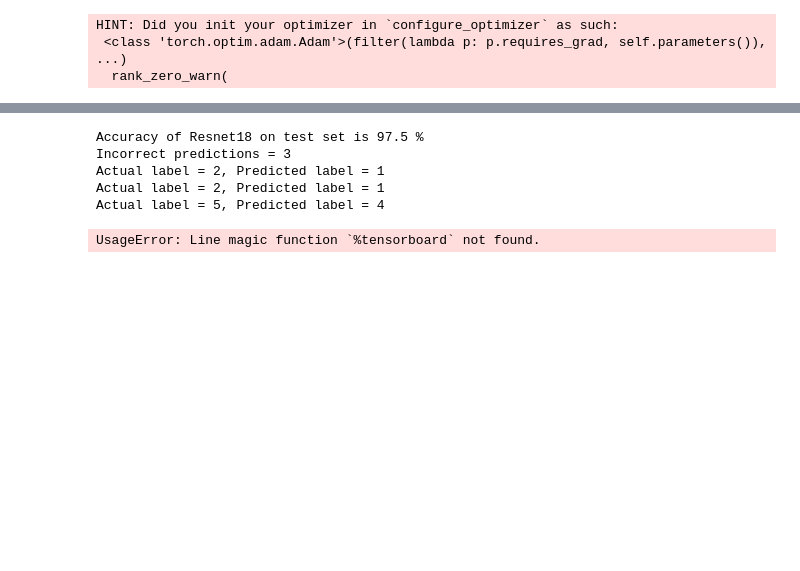
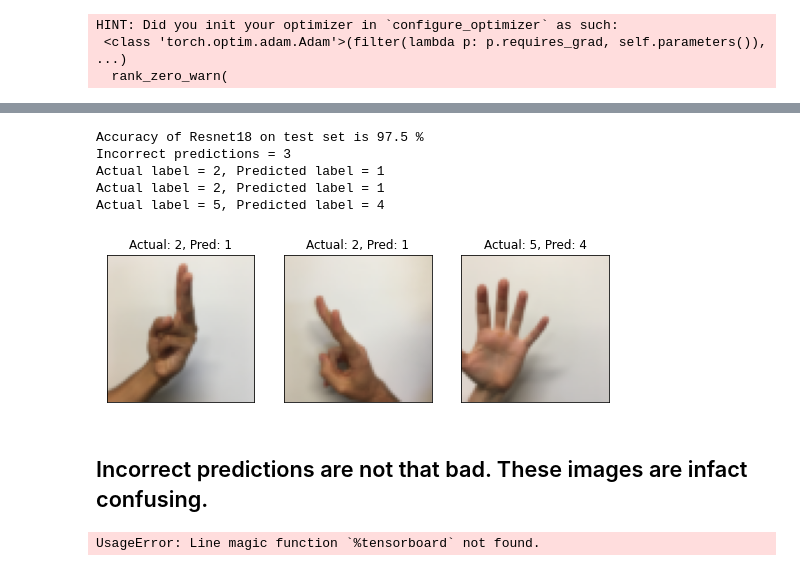
Before and after one commit to bk-anupam/DeepLearningWSL, a Jupyter notebook: ComputerVision/CNN/lightning_flash_cnn_signs.ipynb, the cells around one changed output, grey strips where cells are left out. Cells and saved outputs as stored; diff of their text form; code cells hidden in the pictures; blank space fills up the shorter version.

```diff
--- a/ComputerVision/CNN/lightning_flash_cnn_signs.ipynb
+++ b/ComputerVision/CNN/lightning_flash_cnn_signs.ipynb
@@ -123,25 +141,30 @@ HINT: Did you init your optimizer in `configure_optimizer` as such:
 predictions = model.predict(test_x, data_source=DefaultDataSources.NUMPY)
 # %%
 def test_accuracy(test_labels, test_predictions):
-    incorrect_preds = []
+    incorrect_preds_index = []
     for index, test_label in enumerate(test_labels):
         if test_label != test_predictions[index] :
-            incorrect_preds.append((test_label, test_predictions[index]))
+            incorrect_preds_index.append(index)
 
-    test_accuracy = (len(test_labels) - len(incorrect_preds)) / len(test_labels)
-    return round(test_accuracy, 4), incorrect_preds
+    test_accuracy = (len(test_labels) - len(incorrect_preds_index)) / len(test_labels)
+    return round(test_accuracy, 4), incorrect_preds_index
 
 test_acc, test_incorrect_preds = test_accuracy(test_y.tolist(), predictions)
 print(f"Accuracy of Resnet18 on test set is {test_acc * 100} %")
 print(f"Incorrect predictions = {len(test_incorrect_preds)} ")
-for item in test_incorrect_preds:
-    print(f"Actual label = {item[0]}, Predicted label = {item[1]}")
+for index in test_incorrect_preds:
+    print(f"Actual label = {test_y[index]}, Predicted label = {predictions[index]}")
+
+show_batch(test_x, test_y, img_index=test_incorrect_preds, num_rows=1, num_cols=3, predict_arr=predictions)
 # %% [output]
 Accuracy of Resnet18 on test set is 97.5 %
 Incorrect predictions = 3
 Actual label = 2, Predicted label = 1
 Actual label = 2, Predicted label = 1
 Actual label = 5, Predicted label = 4
+[figure, added]
+# %% [markdown]
+## Incorrect predictions are not that bad. These images are infact confusing.
 # %%
 %tensorboard --logdir lightning_logs/version_6
 # %% [output]
```
Also changed, not shown: parts of 3 cells of this notebook.
